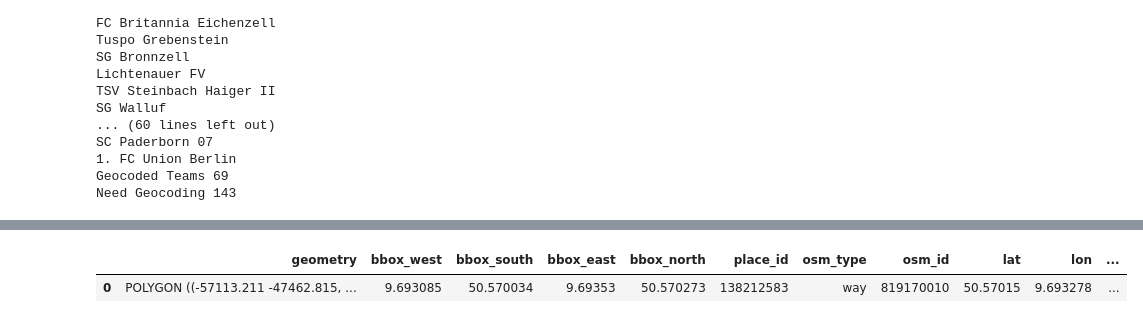
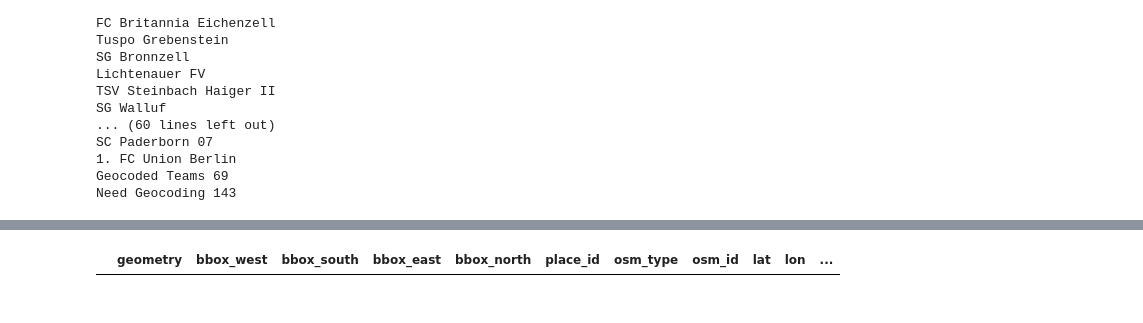
Before and after one commit to RandyNelsonJ/hessen_fussball, a Jupyter notebook: src/hessen_fussball/explore.ipynb, the cells around one changed output, grey strips where cells are left out. Saved outputs shown, nothing was run; the diff lists cells and outputs as text; code cells hidden in the pictures.

```diff
--- a/src/hessen_fussball/explore.ipynb
+++ b/src/hessen_fussball/explore.ipynb
@@ -132,10 +132,9 @@ gdf.head(1)
 |  | geometry | bbox_west | bbox_south | bbox_east | bbox_north | place_id | osm_type | osm_id | lat | lon | ... |
 | 0 | POLYGON ((-64305.066 -109941.467,... | 9.602263 | 50.006636 | 9.604056 | 50.007771 | 136991363 | way | 26572916 | 50.007217 | 9.603158 | ... |
 # %%
-gdf[gdf['mannschaft'] == 'SG Barockstadt Fulda-Lehnerz']
+gdf[gdf['mannschaft'] == 'TSV Steinbach Haiger']
 # %% [output]
 |  | geometry | bbox_west | bbox_south | bbox_east | bbox_north | place_id | osm_type | osm_id | lat | lon | ... |
-| 0 | POLYGON ((-57113.211 -47462.815, ... | 9.693085 | 50.570034 | 9.69353 | 50.570273 | 138212583 | way | 819170010 | 50.57015 | 9.693278 | ... |
 # %%
 gdf['geometry'] = gdf['geometry'].centroid
 gdf.info()
```
Also changed, not shown: parts of 1 cell of this notebook, 5 other files.
